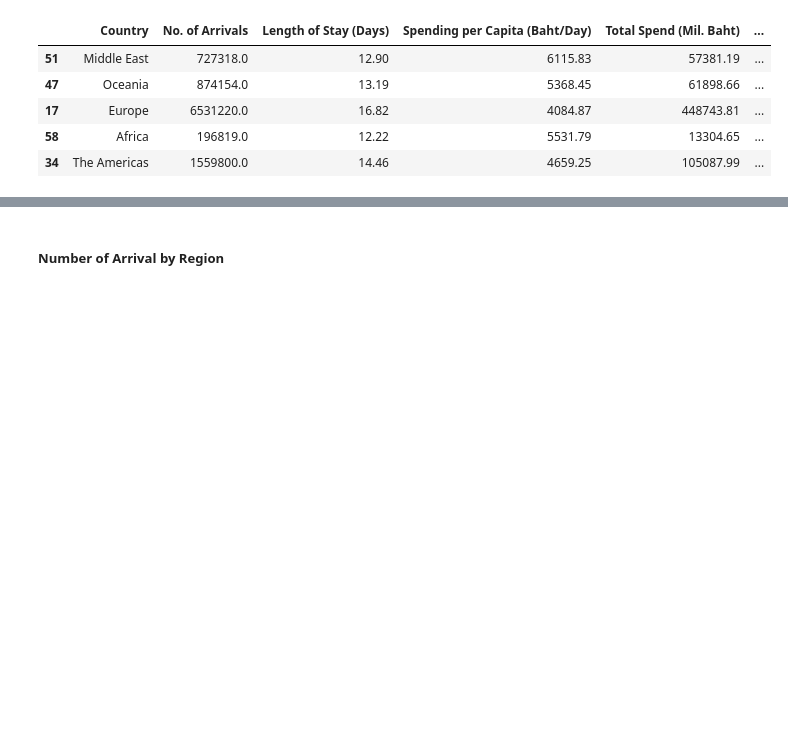
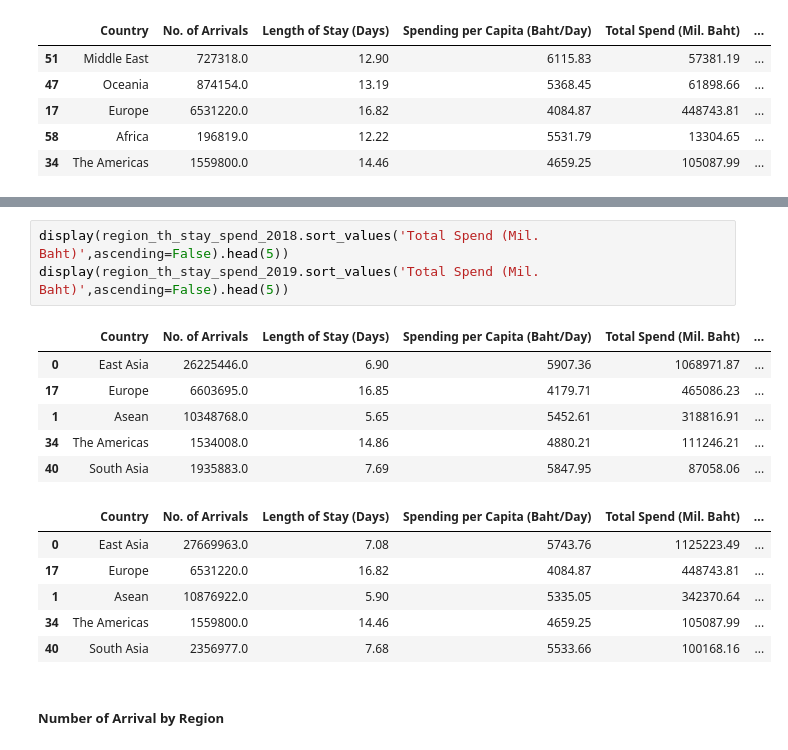
Before and after one commit to eatrabyo/dads-5001-mini-project, a Jupyter notebook: analyze_th.ipynb, the cells around one changed output, grey strips where cells are left out. Saved outputs shown, nothing was run; the diff lists cells and outputs as text; blank space fills up the shorter version.

```diff
--- a/analyze_th.ipynb
+++ b/analyze_th.ipynb
@@ -180,3 +215,19 @@ display(region_th_stay_spend_2019.sort_values('Spending per Capita (Bath/Stay)',
+# %%
+display(region_th_stay_spend_2018.sort_values('Total Spend (Mil. Baht)',ascending=False).head(5))
+display(region_th_stay_spend_2019.sort_values('Total Spend (Mil. Baht)',ascending=False).head(5))
+# %% [output]
+|  | Country | No. of Arrivals | Length of Stay (Days) | Spending per Capita (Baht/Day) | Total Spend (Mil. Baht) | ... |
+| 0 | East Asia | 26225446.0 | 6.90 | 5907.36 | 1068971.87 | ... |
+| 17 | Europe | 6603695.0 | 16.85 | 4179.71 | 465086.23 | ... |
+| 1 | Asean | 10348768.0 | 5.65 | 5452.61 | 318816.91 | ... |
+| 34 | The Americas | 1534008.0 | 14.86 | 4880.21 | 111246.21 | ... |
+| 40 | South Asia | 1935883.0 | 7.69 | 5847.95 | 87058.06 | ... |
+|  | Country | No. of Arrivals | Length of Stay (Days) | Spending per Capita (Baht/Day) | Total Spend (Mil. Baht) | ... |
+| 0 | East Asia | 27669963.0 | 7.08 | 5743.76 | 1125223.49 | ... |
+| 17 | Europe | 6531220.0 | 16.82 | 4084.87 | 448743.81 | ... |
+| 1 | Asean | 10876922.0 | 5.90 | 5335.05 | 342370.64 | ... |
+| 34 | The Americas | 1559800.0 | 14.46 | 4659.25 | 105087.99 | ... |
+| 40 | South Asia | 2356977.0 | 7.68 | 5533.66 | 100168.16 | ... |
 # %% [markdown]
 ##### Number of Arrival by Region
 # %%
```
Also changed, not shown: parts of 5 cells of this notebook.
